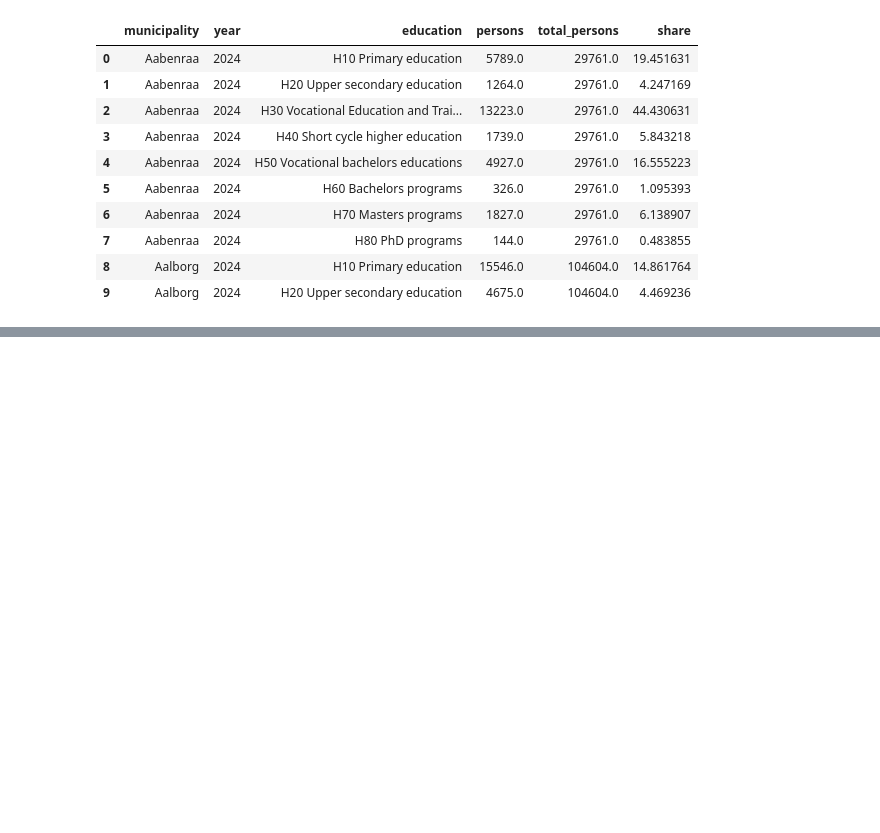
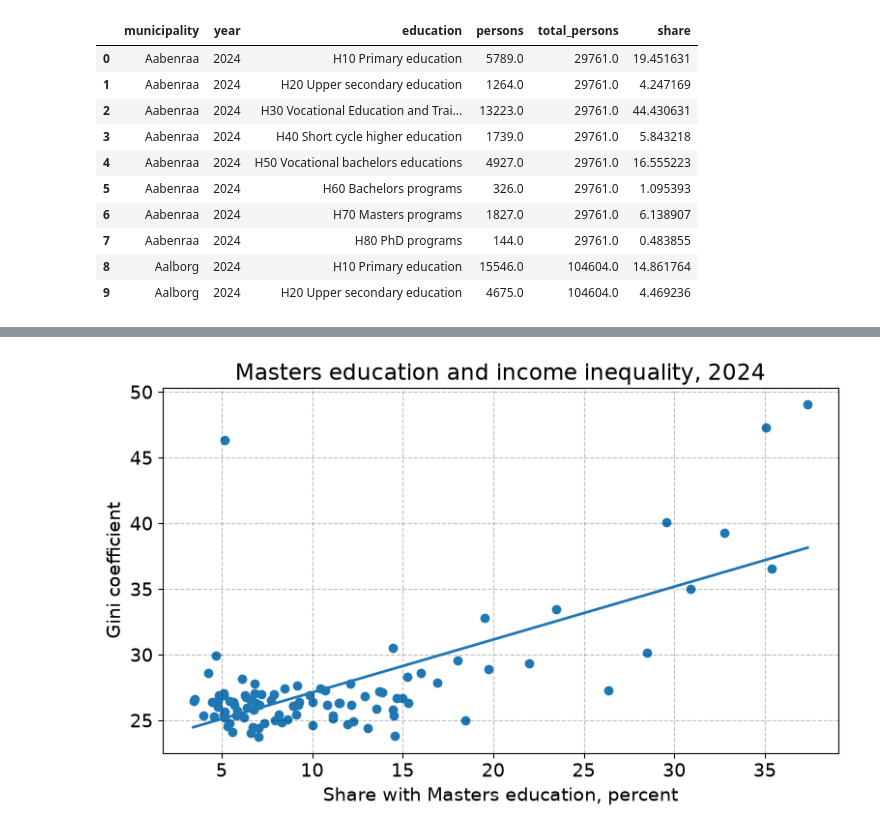
Before and after one commit to OttoBengtson/programming-for-economists, a Jupyter notebook: Data_Project_Version_1.ipynb, the cells around one changed output, grey strips where cells are left out. Cells and saved outputs as stored; diff of their text form; code cells hidden in the pictures; blank space fills up the shorter version.

```diff
--- a/Data_Project_Version_1.ipynb
+++ b/Data_Project_Version_1.ipynb
@@ -1787,0 +1949,43 @@ education_shares.head(10)
+# %%
+# o. plot Masters share against Gini coefficient
+
+fig = plt.figure(figsize=(8,5))
+ax = fig.add_subplot(1,1,1)
+
+# a. scatter plot
+ax.scatter(
+    education_inequality['masters'],
+    education_inequality['gini']
+)
+
+# b. estimate linear trend
+beta = np.polyfit(
+    education_inequality['masters'],
+    education_inequality['gini'],
+    1
+)
+
+# c. create values for fitted line
+x = np.linspace(
+    education_inequality['masters'].min(),
+    education_inequality['masters'].max(),
+    100
+)
+
+y_hat = beta[0] * x + beta[1]
+
+# d. plot fitted line
+ax.plot(
+    x,
+    y_hat,
+    lw=2
+)
+
+# e. labels
+ax.set_title('Masters education and income inequality, 2024')
+ax.set_xlabel('Share with Masters education, percent')
+ax.set_ylabel('Gini coefficient')
+
+fig.tight_layout()
+# %% [output]
+[figure, added]
```
Also changed, not shown: parts of 13 cells of this notebook.
